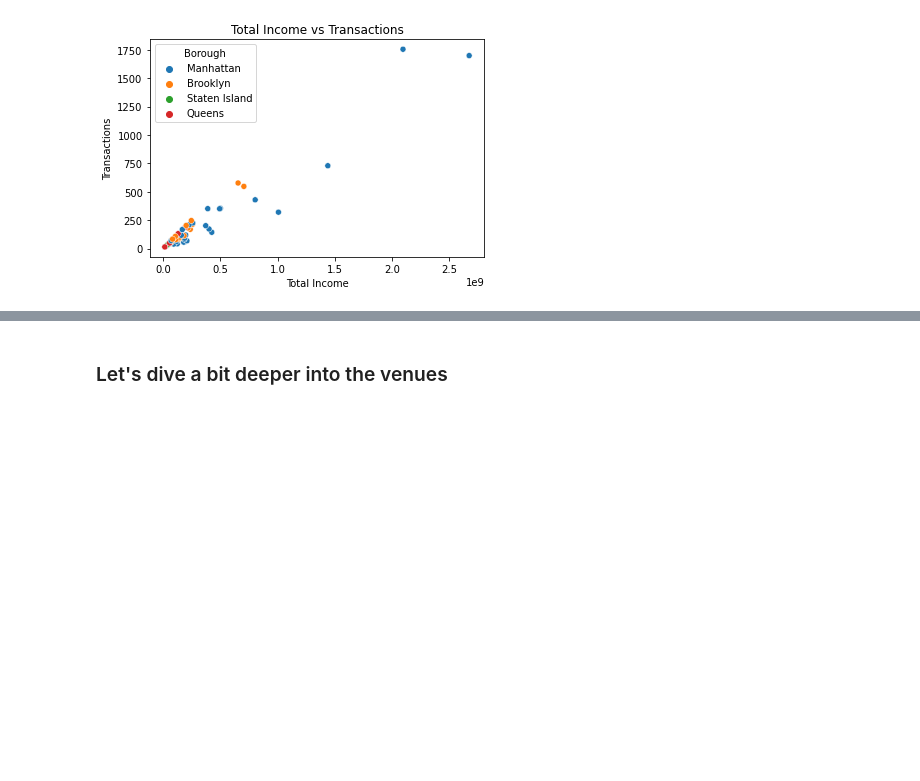
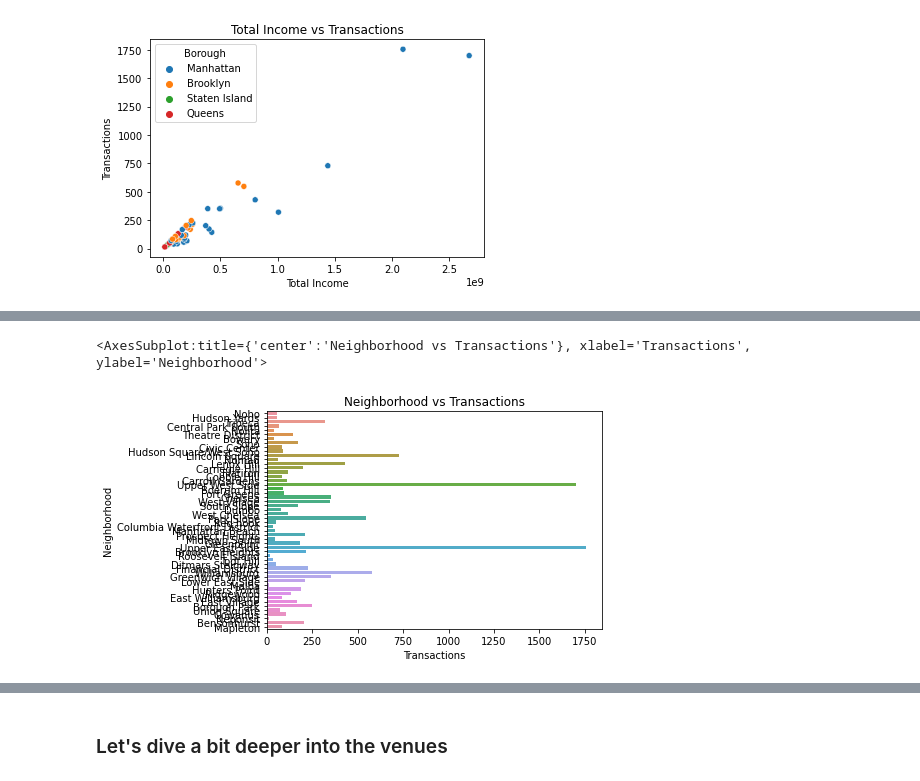
Before and after one commit to xdec/Coursera_Capstone, a Jupyter notebook: The Battle of Neighborhoods/the-battle-of-the-neighbourhoods.ipynb, the cells around one changed output, grey strips where cells are left out. Drawn from its saved outputs; the diff is of its cells as text; code cells hidden in the pictures; blank space fills up the shorter version.

```diff
--- a/The Battle of Neighborhoods/the-battle-of-the-neighbourhoods.ipynb
+++ b/The Battle of Neighborhoods/the-battle-of-the-neighbourhoods.ipynb
@@ -376,0 +682,8 @@ cluster_stats
+# %%
+# Let's use seaborn to figure out which neighbourhoods yield higher numbers of transactions
+n_sales = sns.barplot(y=ny_merged['Neighborhood'], x=ny_merged['Transactions'], ci=None)
+n_sales.set_title('Neighborhood vs Transactions')
+n_sales
+# %% [output]
+<AxesSubplot:title={'center':'Neighborhood vs Transactions'}, xlabel='Transactions', ylabel='Neighborhood'>
+[figure, added]
```
Also changed, not shown: parts of 23 cells of this notebook.
